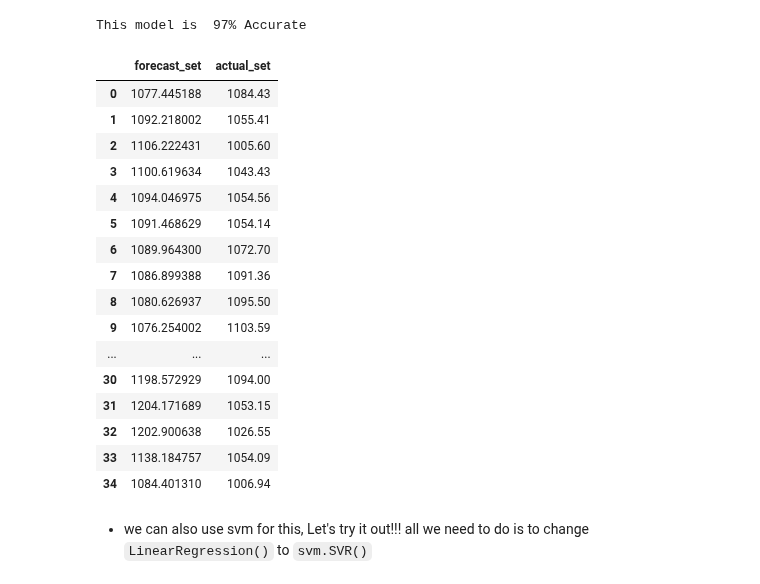
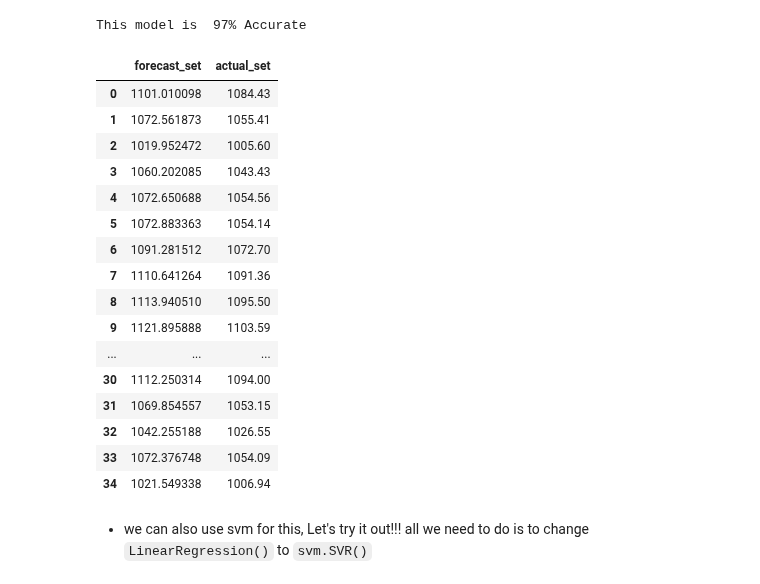
Before and after one commit to Ronnie5562/ML002, a Jupyter notebook: Section3/Supervised Learning/Linear Regression/Train.ipynb, the cells around one changed output. Saved outputs shown, nothing was run; the diff lists cells and outputs as text; code cells hidden in the pictures.

```diff
--- a/Section3/Supervised Learning/Linear Regression/Train.ipynb
+++ b/Section3/Supervised Learning/Linear Regression/Train.ipynb
@@ -64,30 +64,30 @@ print("This model is ", Accuracy, "Accurate")
 # %% [output]
 This model is  97% Accurate
 # %%
-forecast_set = classifier.predict(X_lately)
+forecast_set = Classifier.predict(X_lately)
 df['Forecast'] = np.nan
 new_df = pd.DataFrame()
 new_df['forecast_set'] = forecast_set
 new_df['actual_set'] = y[-35:]
 new_df
 # %% [output]
 |  | forecast_set | actual_set |
-| 0 | 1077.445188 | 1084.43 |
-| 1 | 1092.218002 | 1055.41 |
-| 2 | 1106.222431 | 1005.60 |
-| 3 | 1100.619634 | 1043.43 |
-| 4 | 1094.046975 | 1054.56 |
-| 5 | 1091.468629 | 1054.14 |
-| 6 | 1089.964300 | 1072.70 |
-| 7 | 1086.899388 | 1091.36 |
-| 8 | 1080.626937 | 1095.50 |
-| 9 | 1076.254002 | 1103.59 |
+| 0 | 1101.010098 | 1084.43 |
+| 1 | 1072.561873 | 1055.41 |
+| 2 | 1019.952472 | 1005.60 |
+| 3 | 1060.202085 | 1043.43 |
+| 4 | 1072.650688 | 1054.56 |
+| 5 | 1072.883363 | 1054.14 |
+| 6 | 1091.281512 | 1072.70 |
+| 7 | 1110.641264 | 1091.36 |
+| 8 | 1113.940510 | 1095.50 |
+| 9 | 1121.895888 | 1103.59 |
 | ... | ... | ... |
-| 30 | 1198.572929 | 1094.00 |
-| 31 | 1204.171689 | 1053.15 |
-| 32 | 1202.900638 | 1026.55 |
-| 33 | 1138.184757 | 1054.09 |
-| 34 | 1084.401310 | 1006.94 |
+| 30 | 1112.250314 | 1094.00 |
+| 31 | 1069.854557 | 1053.15 |
+| 32 | 1042.255188 | 1026.55 |
+| 33 | 1072.376748 | 1054.09 |
+| 34 | 1021.549338 | 1006.94 |
 # %% [markdown]
 - we can also use svm for this, Let's try it out!!!
  all we need to do is to change `LinearRegression()` to `svm.SVR()`
```
Also changed, not shown: parts of 4 cells of this notebook, 3 other files.
